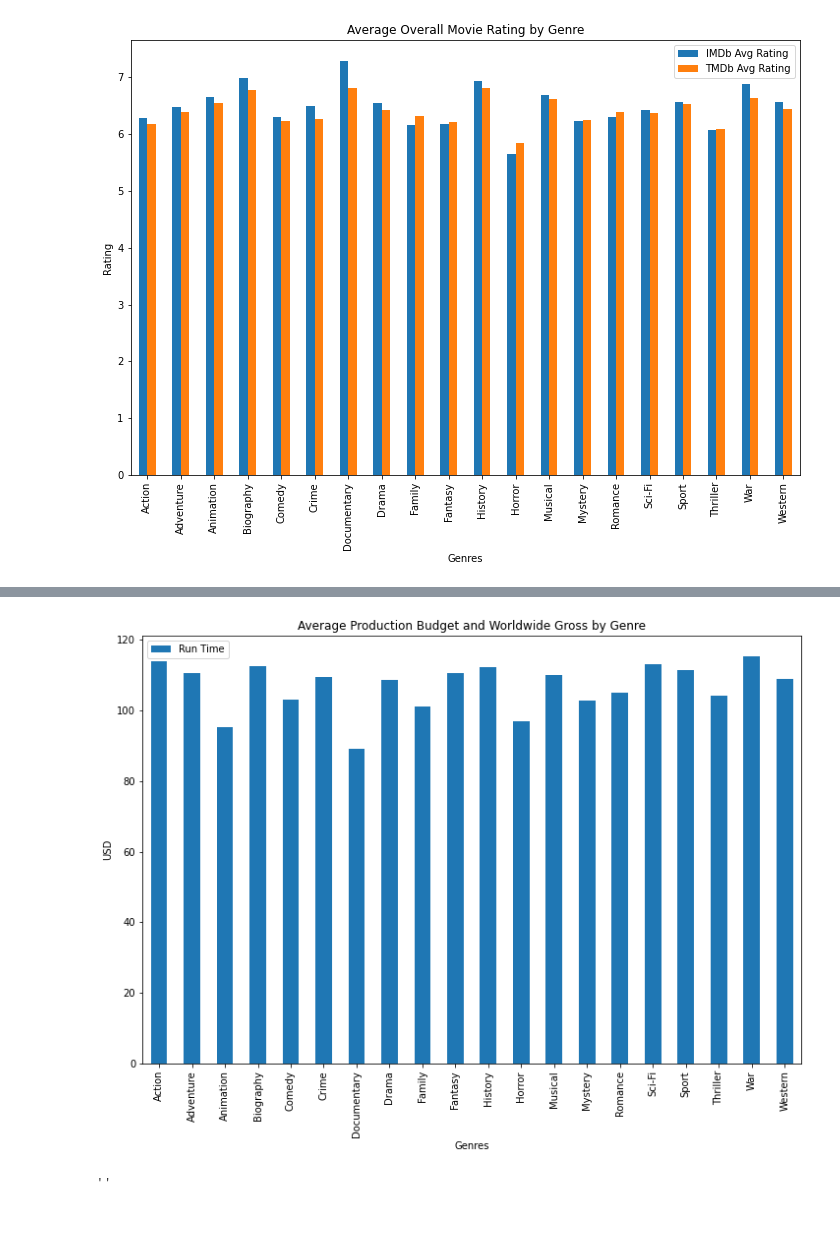
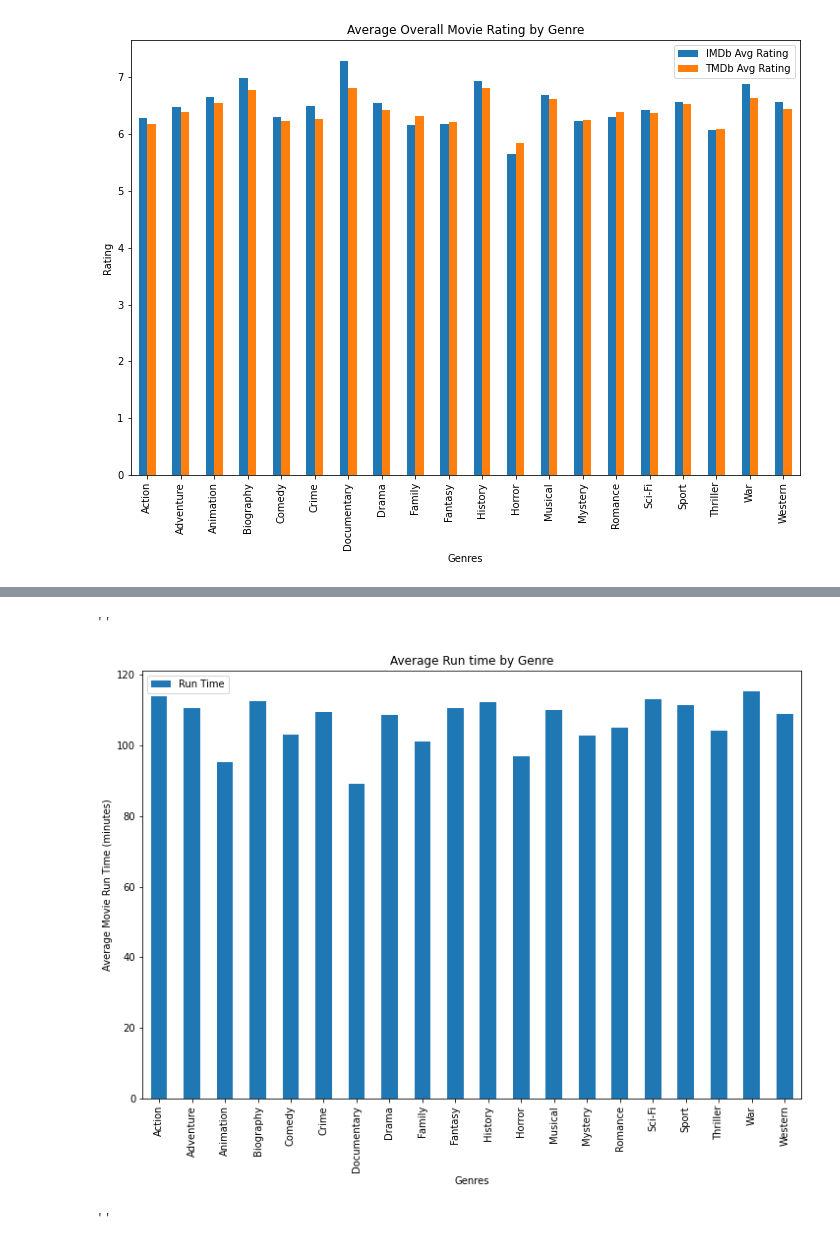
Before and after one commit to jacrivera/AI-Academy-Semester-1-Capstone-Group-5, a Jupyter notebook: Jack-personal-workbook1.ipynb, the cells around one changed output, grey strips where cells are left out. Drawn from its saved outputs; the diff is of its cells as text; code cells hidden in the pictures.

```diff
--- a/Jack-personal-workbook1.ipynb
+++ b/Jack-personal-workbook1.ipynb
@@ -238,6 +244,11 @@ plt.legend(labels=['Production Budget','worldwide_gross']);
 # %%
-master_df_genre_grp.mean().plot(figsize=(12,8),y=['runtime_minutes'],kind='bar',xlabel='Genres',ylabel='USD', title='Average Production Budget and Worldwide Gross by Genre')
-plt.legend(labels=['Run Time']);
+
+ax = master_df_genre_grp.mean().plot(figsize=(12,8),y=['runtime_minutes'],
+                                kind='bar',xlabel='Genres',ylabel='Average Movie Run Time (minutes)', title='Average Run time by Genre')
+
+plt.legend(labels=['Run Time'], loc =0 )
+;
 # %% [output]
+''
-[figure, old version]
+[figure, new version]
 # %%
```
Also changed, not shown: parts of 34 cells of this notebook.
